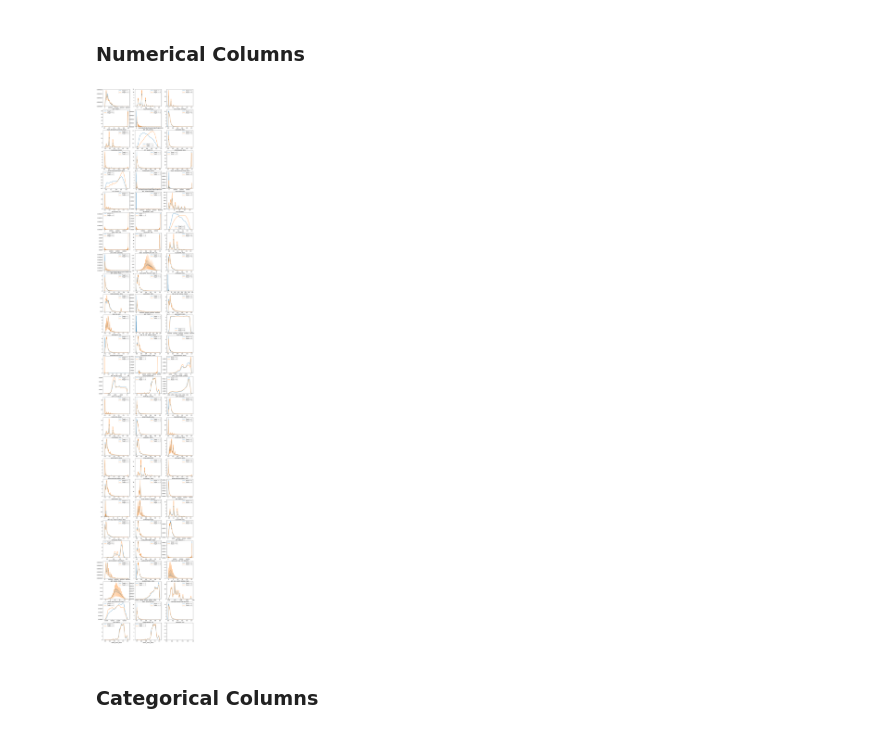
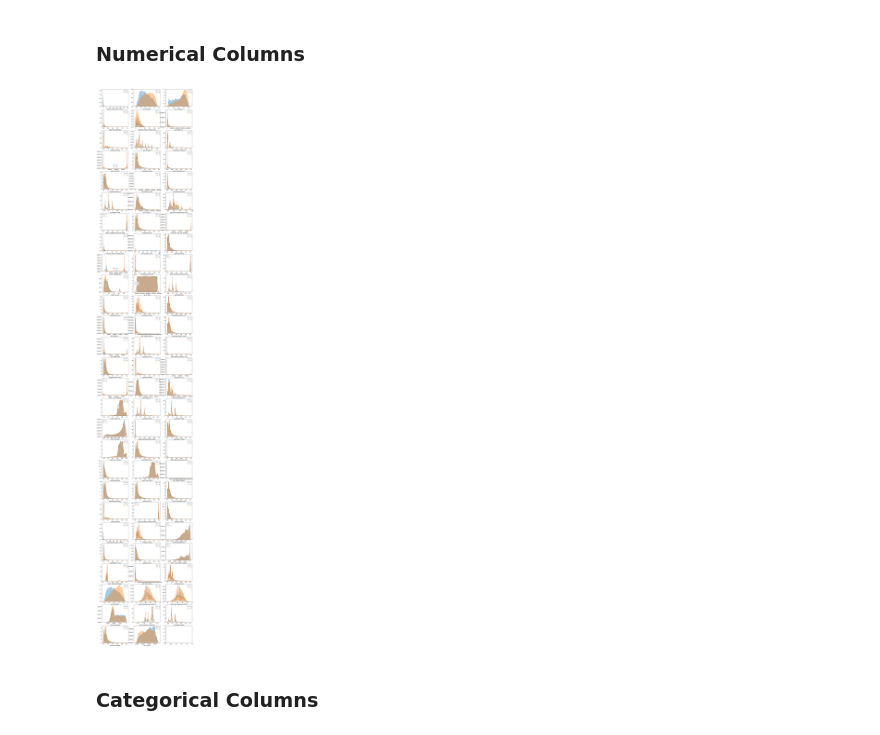
Before and after one commit to gunawanlg/iykra, a Jupyter notebook: Exploratory Data Analysis & Data Wrangling.ipynb, the cells around one changed output. Saved outputs shown, nothing was run; the diff lists cells and outputs as text; code cells hidden in the pictures.

```diff
--- a/Exploratory Data Analysis & Data Wrangling.ipynb
+++ b/Exploratory Data Analysis & Data Wrangling.ipynb
@@ -254,18 +193,12 @@ cols_cat = list(set(data_3.select_dtypes(exclude=[np.number]).columns) - set([co
 # %% [markdown]
 Remove infinity values.
 # %%
-data_3 = data_3.replace([np.inf, -np.inf], np.nan)
+data_3.loc[:, cols_num] = data_3.loc[:, cols_num].replace([np.inf, -np.inf], np.nan)
 # %% [markdown]
 ### Numerical Columns
-# %%
-n = math.ceil(len(cols_num) / 3)
-fig, ax = plt.subplots(n, 3, figsize=(15, 3.5*n))
-for col, a in zip(cols_num, ax.reshape(-1)):
-    sns.kdeplot(data_3[target_mask][col].dropna(), ax=a)
-    sns.kdeplot(data_3[~target_mask][col].dropna(), ax=a)
-    a.legend(["Target == 1", "Target == 0"])
-    a.set_xlabel(col)
-# %% [output]
-[figure, removed]
+# %%
+plotting.distplot_numerical(data_3, cols_num, col_target)
+# %% [output]
+[figure, added]
 # %% [markdown]
 ### Categorical Columns
```
Also changed, not shown: parts of 15 cells of this notebook, 3 other files.
